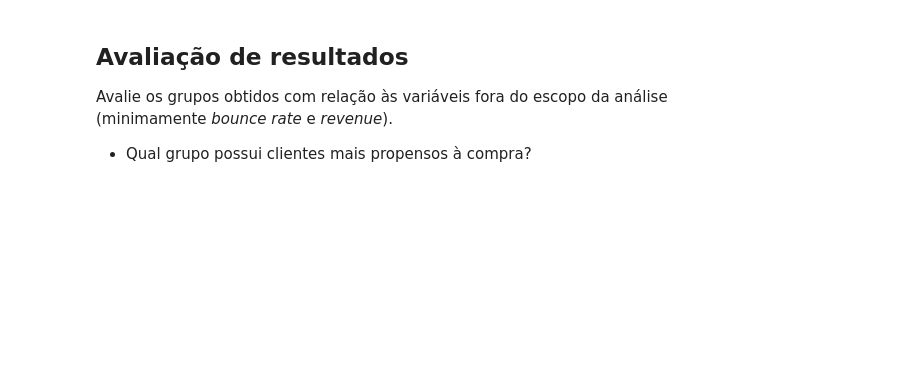
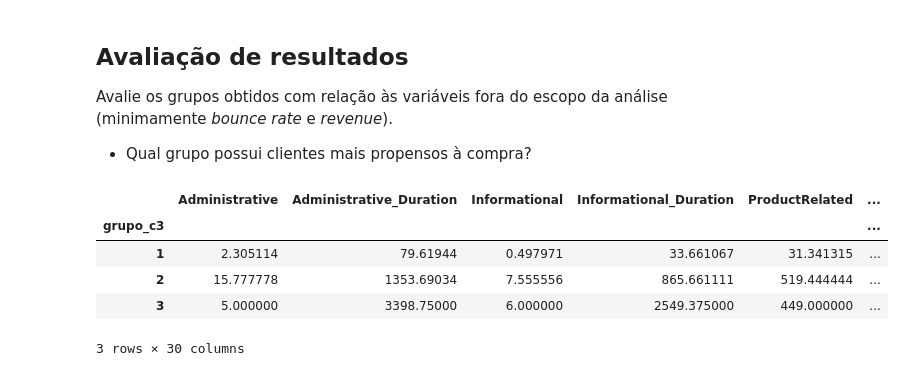
Before and after one commit to njuliacsouza/_projetosEBAC, a Jupyter notebook: Atividade_Curso-Ciencia_de_Dados/Atividade_Modulo_30/mod30_tarefa02.ipynb, the cells around one changed output. Cells and saved outputs as stored; diff of their text form; code cells hidden in the pictures; blank space fills up the shorter version.

```diff
--- a/Atividade_Curso-Ciencia_de_Dados/Atividade_Modulo_30/mod30_tarefa02.ipynb
+++ b/Atividade_Curso-Ciencia_de_Dados/Atividade_Modulo_30/mod30_tarefa02.ipynb
@@ -255,3 +270,12 @@ df_2.grupo.value_counts()
 
 Avalie os grupos obtidos com relação às variáveis fora do escopo da análise (minimamente *bounce rate* e *revenue*).
 - Qual grupo possui clientes mais propensos à compra?
+# %%
+df_3.groupby("grupo_c3").mean()
+# %% [output]
+|  | Administrative | Administrative_Duration | Informational | Informational_Duration | ProductRelated | ... |
+| grupo_c3 |  |  |  |  |  | ... |
+| 1 | 2.305114 | 79.61944 | 0.497971 | 33.661067 | 31.341315 | ... |
+| 2 | 15.777778 | 1353.69034 | 7.555556 | 865.661111 | 519.444444 | ... |
+| 3 | 5.000000 | 3398.75000 | 6.000000 | 2549.375000 | 449.000000 | ... |
+3 rows × 30 columns
```
Also changed, not shown: parts of 6 cells of this notebook.
